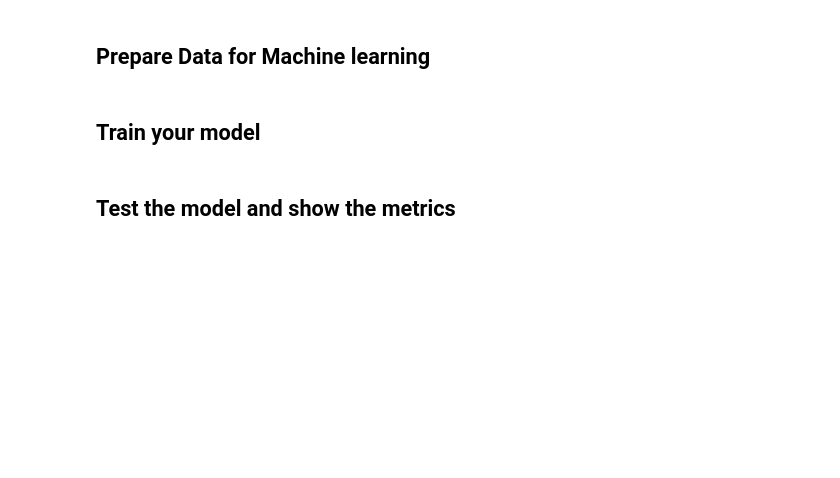
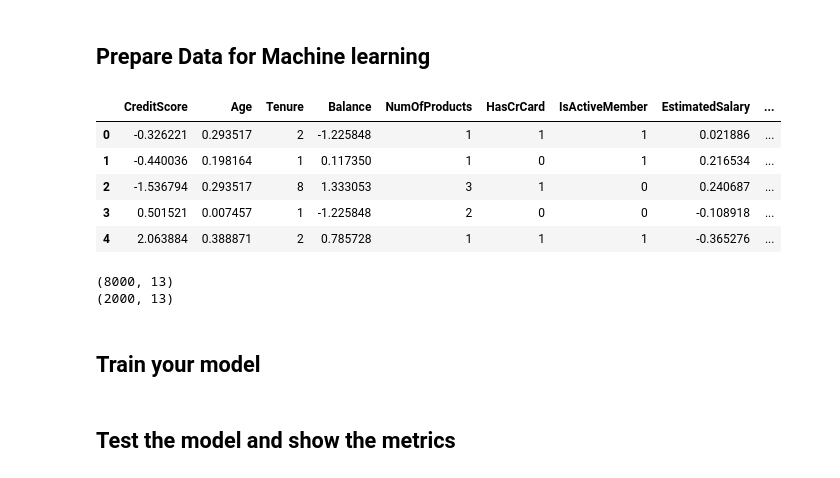
Before and after one commit to amirgarsha/ML_course_maktab, a Jupyter notebook: Project2.ipynb, the cells around one changed output. Saved outputs shown, nothing was run; the diff lists cells and outputs as text; code cells hidden in the pictures; blank space fills up the shorter version.

```diff
--- a/Project2.ipynb
+++ b/Project2.ipynb
@@ -126,6 +127,8 @@ df_churn_dumm.head()
 sc = StandardScaler()
 df_churn_dumm[["CreditScore","Age","Balance","EstimatedSalary"]] = \
     sc.fit_transform(df_churn_dumm[["CreditScore","Age","Balance","EstimatedSalary"]])
+# %%
+df_churn_dumm.drop(["RowNumber","CustomerId","Surname"], axis = 1 ,inplace = True)
 # %% [markdown]
 ## Strorytelling - Visualization
 # %%
@@ -153,6 +161,13 @@ sns.histplot(ax=axes[2, 2], data = churn_df['Exited'], color = 'orange')
 # %% [markdown]
 ## Prepare Data for Machine learning
 # %%
-X = df_churn_dumm.drop(["RowNumber","CustomerId","Surname","Exited"], axis = 1)
+X = df_churn_dumm.drop(["Exited"], axis = 1)
 y = df_churn_dumm["Exited"]
 X.head()
+# %% [output]
+|  | CreditScore | Age | Tenure | Balance | NumOfProducts | HasCrCard | IsActiveMember | EstimatedSalary | ... |
+| 0 | -0.326221 | 0.293517 | 2 | -1.225848 | 1 | 1 | 1 | 0.021886 | ... |
+| 1 | -0.440036 | 0.198164 | 1 | 0.117350 | 1 | 0 | 1 | 0.216534 | ... |
+| 2 | -1.536794 | 0.293517 | 8 | 1.333053 | 3 | 1 | 0 | 0.240687 | ... |
+| 3 | 0.501521 | 0.007457 | 1 | -1.225848 | 2 | 0 | 0 | -0.108918 | ... |
+| 4 | 2.063884 | 0.388871 | 2 | 0.785728 | 1 | 1 | 1 | -0.365276 | ... |
@@ -159,3 +176,9 @@ X.head()
+# %%
+print(X_train.shape)
+print(X_test.shape)
+# %% [output]
+(8000, 13)
+(2000, 13)
 # %% [markdown]
 ## Train your model
 # %% [markdown]
```
Also changed, not shown: parts of 3 cells of this notebook.
